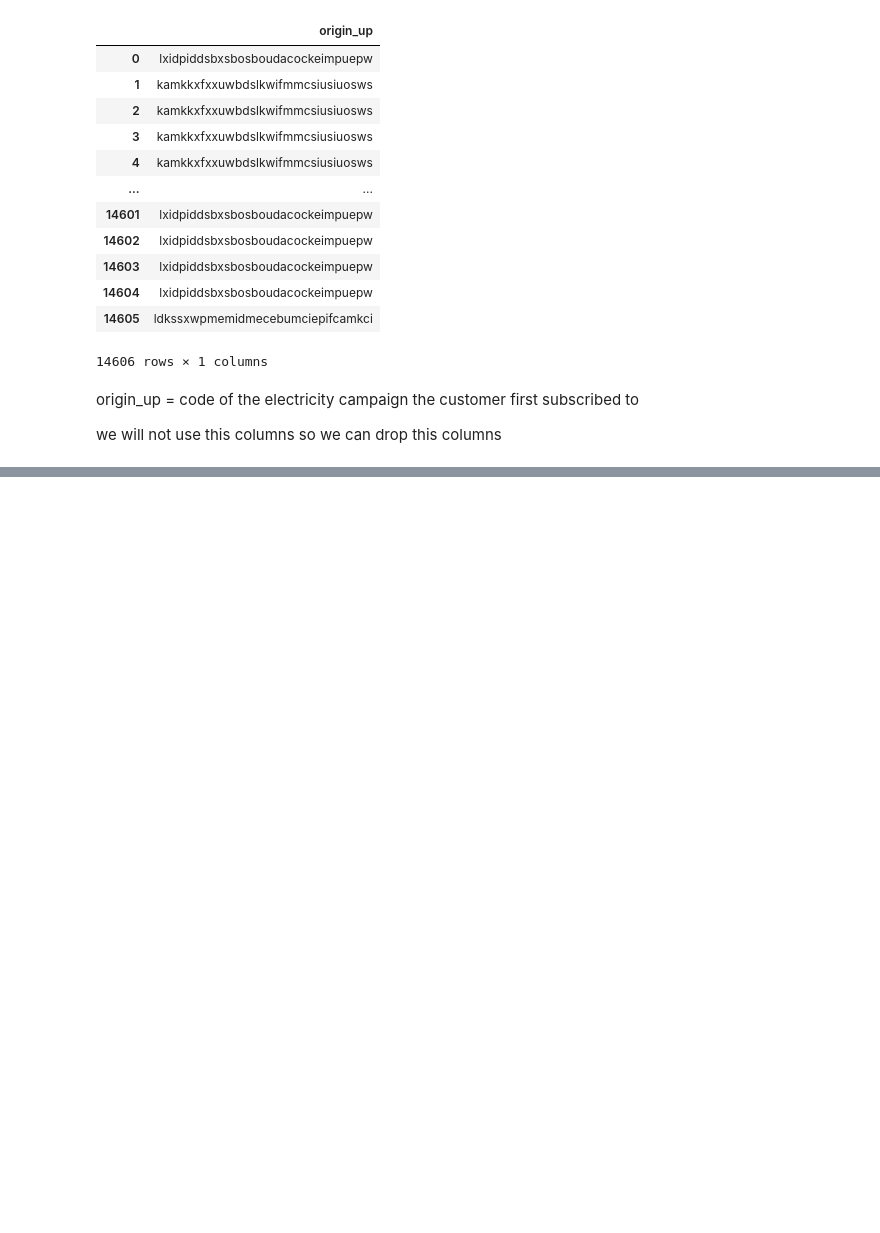
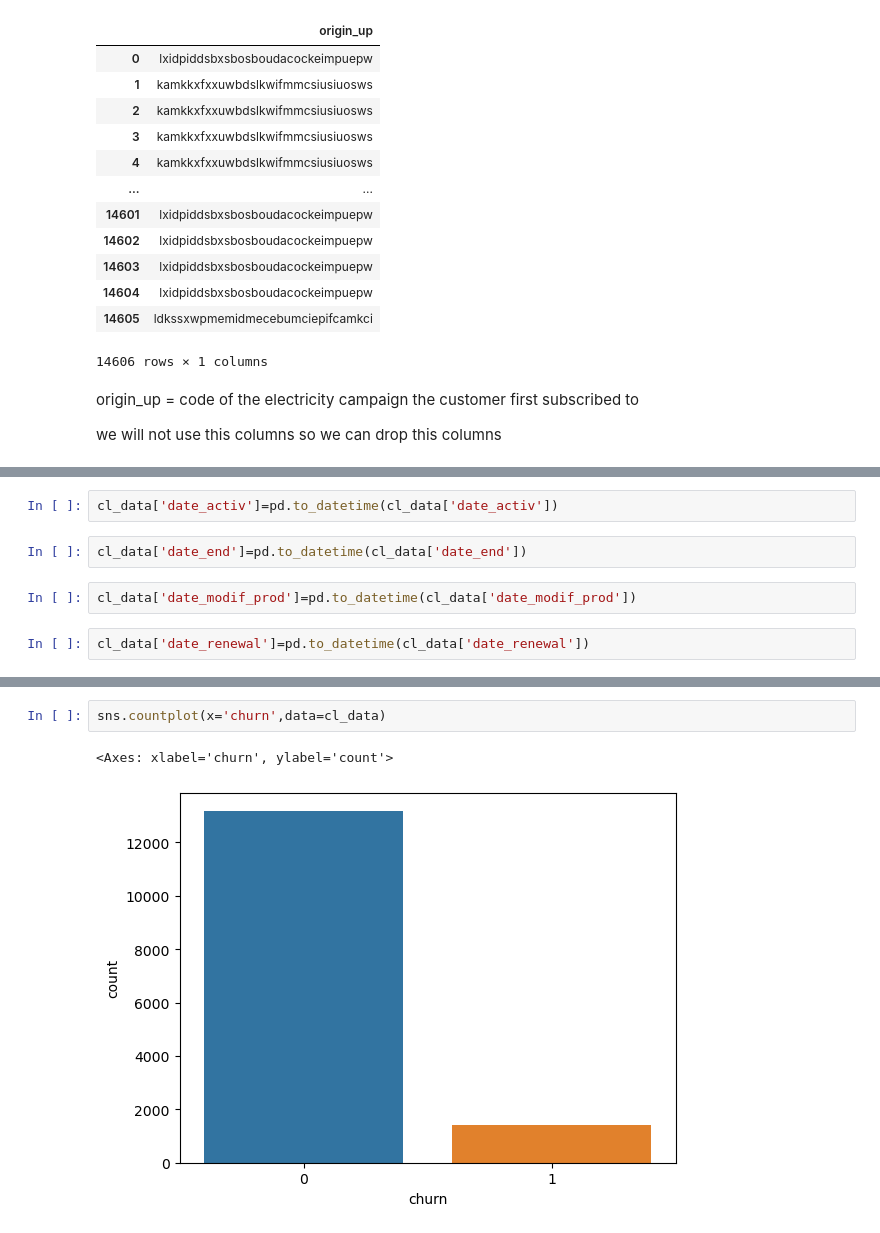
Before and after one commit to AshikurIST/BCG-X--internship, a Jupyter notebook: BCG_X internship.ipynb, the cells around one changed output, grey strips where cells are left out. Cells and saved outputs as stored; diff of their text form; blank space fills up the shorter version.

```diff
--- a/BCG_X internship.ipynb
+++ b/BCG_X internship.ipynb
@@ -132,0 +149,8 @@ we will not use this columns so we can drop this columns
+# %%
+cl_data['date_activ']=pd.to_datetime(cl_data['date_activ'])
+# %%
+cl_data['date_end']=pd.to_datetime(cl_data['date_end'])
+# %%
+cl_data['date_modif_prod']=pd.to_datetime(cl_data['date_modif_prod'])
+# %%
+cl_data['date_renewal']=pd.to_datetime(cl_data['date_renewal'])
@@ -132,0 +269,5 @@ we will not use this columns so we can drop this columns
+# %%
+sns.countplot(x='churn',data=cl_data)
+# %% [output]
+<Axes: xlabel='churn', ylabel='count'>
+[figure, added]
```
Also changed, not shown: parts of 25 cells of this notebook.
